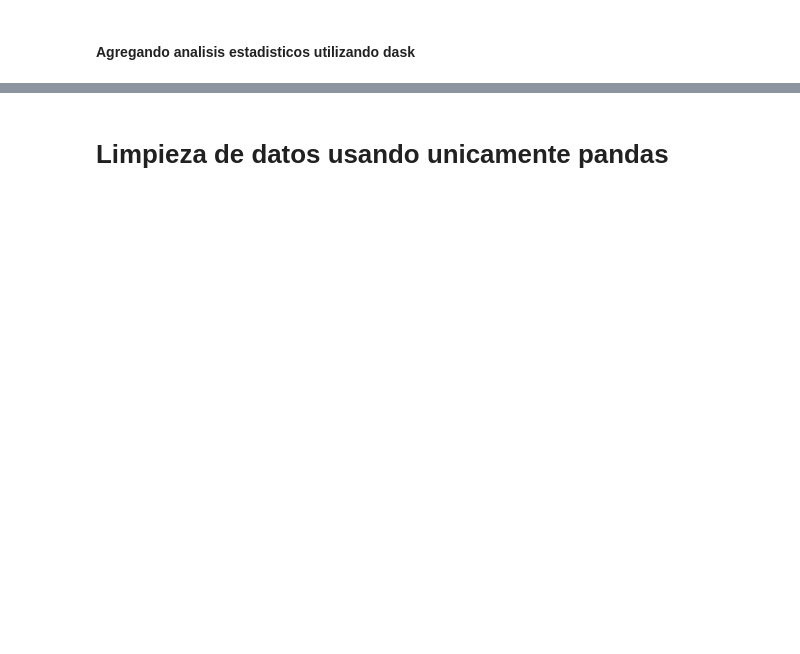
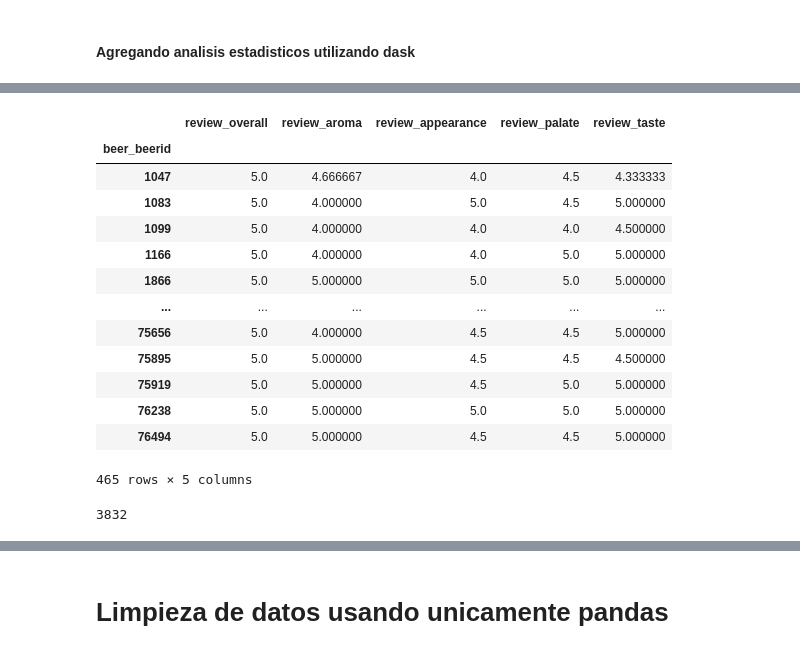
Before and after one commit to roddavalosG/proyecto_dask, a Jupyter notebook: 01_limpieza_dask.ipynb, the cells around one changed output, grey strips where cells are left out. Cells and saved outputs as stored; diff of their text form; code cells hidden in the pictures; blank space fills up the shorter version.

```diff
--- a/01_limpieza_dask.ipynb
+++ b/01_limpieza_dask.ipynb
@@ -201,0 +214,23 @@ dtype: int64
+# %%
+max_val = beers_mean['review_overall'].max()
+fila_max = beers_mean[beers_mean['review_overall'] == max_val]
+fila_max
+# %% [output]
+|  | review_overall | review_aroma | review_appearance | review_palate | review_taste |
+| beer_beerid |  |  |  |  |  |
+| 1047 | 5.0 | 4.666667 | 4.0 | 4.5 | 4.333333 |
+| 1083 | 5.0 | 4.000000 | 5.0 | 4.5 | 5.000000 |
+| 1099 | 5.0 | 4.000000 | 4.0 | 4.0 | 4.500000 |
+| 1166 | 5.0 | 4.000000 | 4.0 | 5.0 | 5.000000 |
+| 1866 | 5.0 | 5.000000 | 5.0 | 5.0 | 5.000000 |
+| ... | ... | ... | ... | ... | ... |
+| 75656 | 5.0 | 4.000000 | 4.5 | 4.5 | 5.000000 |
+| 75895 | 5.0 | 5.000000 | 4.5 | 4.5 | 4.500000 |
+| 75919 | 5.0 | 5.000000 | 4.5 | 5.0 | 5.000000 |
+| 76238 | 5.0 | 5.000000 | 5.0 | 5.0 | 5.000000 |
+| 76494 | 5.0 | 5.000000 | 4.5 | 4.5 | 5.000000 |
+465 rows × 5 columns
+# %%
+len(beers['brewery_id'].unique())
+# %% [output]
+3832
```
Also changed, not shown: parts of 11 cells of this notebook.
